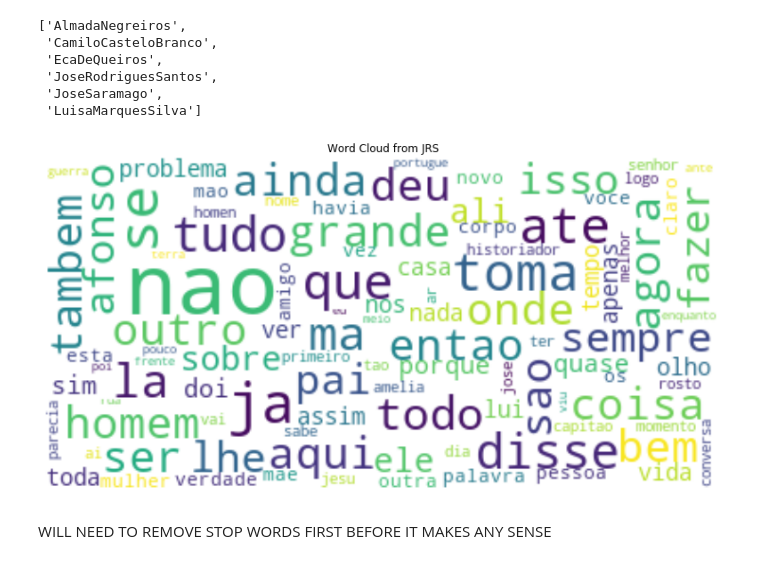
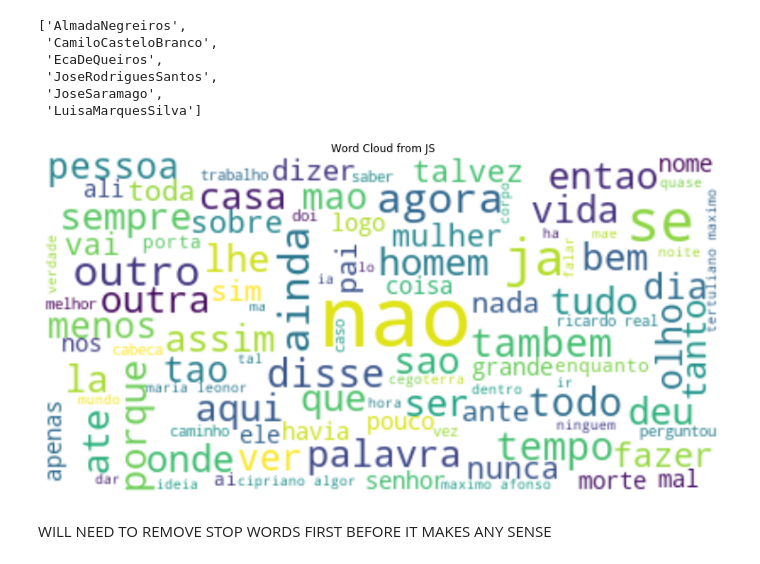
Before and after one commit to NOVAIMS-DataScienceMasters/TextMiningFinalProject, a Jupyter notebook: DataPreProcessing.ipynb, the cells around one changed output. Saved outputs shown, nothing was run; the diff lists cells and outputs as text; code cells hidden in the pictures.

```diff
--- a/DataPreProcessing.ipynb
+++ b/DataPreProcessing.ipynb
@@ -319,11 +319,10 @@ def word_cloud(author,text_column):
     plt.imshow(wordcloud, interpolation="bilinear")
     plt.axis("off")
     plt.show()
-
-
-word_cloud('JRS','clean')
-# %% [output]
-[figure, removed]
+# %%
+word_cloud('JS','clean')
+# %% [output]
+[figure, added]
 # %% [markdown]
 WILL NEED TO REMOVE STOP WORDS FIRST BEFORE IT MAKES ANY SENSE
 # %% [markdown]
```
Also changed, not shown: parts of 11 cells of this notebook.
